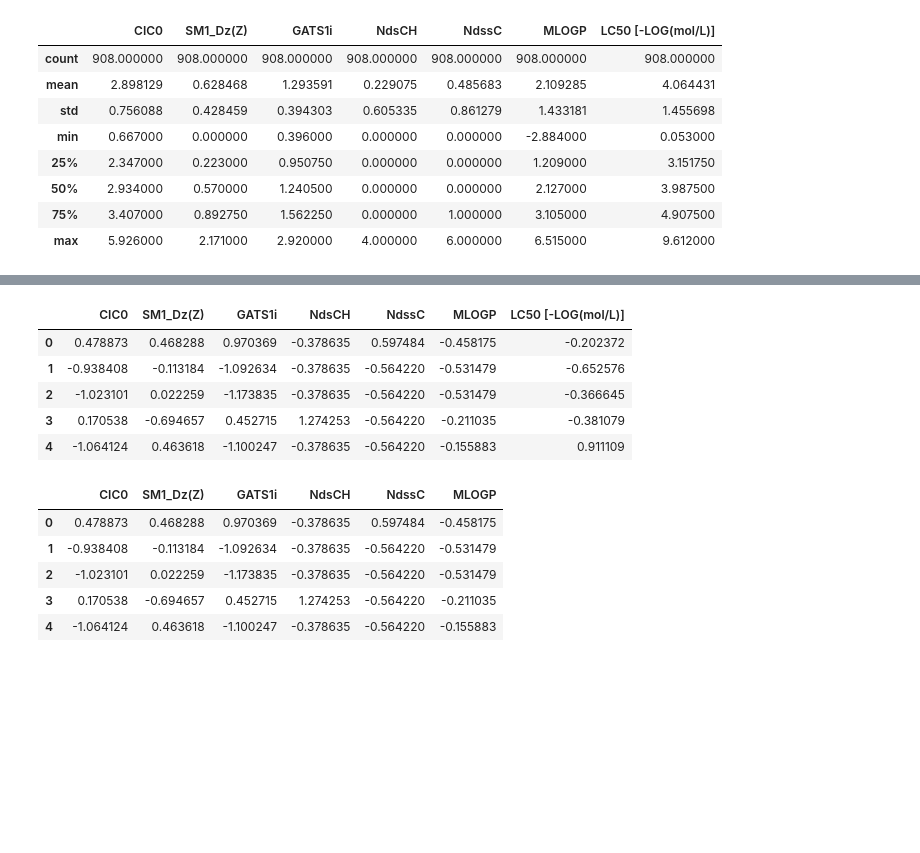
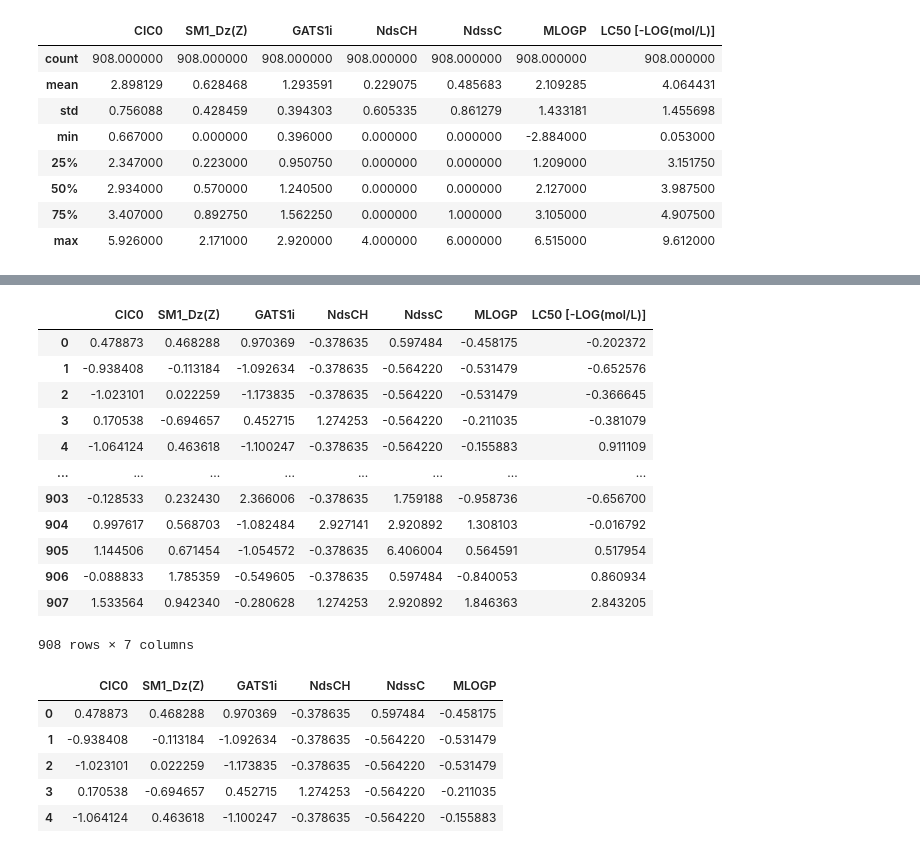
Before and after one commit to OmkarBhosale06/LC50_ML, a Jupyter notebook: LC50.ipynb, the cells around one changed output, grey strips where cells are left out. Saved outputs shown, nothing was run; the diff lists cells and outputs as text; code cells hidden in the pictures; blank space fills up the shorter version.

```diff
--- a/LC50.ipynb
+++ b/LC50.ipynb
@@ -71,4 +76,5 @@ dtype: float64
 # %%
 from sklearn.preprocessing import StandardScaler
 scaler = StandardScaler()
-data = scaler.fit_transform(data)
+scaled_data=scaler.fit_transform(data)
+print(scaled_data)
@@ -76,0 +95,4 @@ df = pd.DataFrame(data)
+# %%
+
+df = pd.DataFrame(scaled_data)
+df.head()
@@ -77,14 +106,20 @@ df = pd.DataFrame(data)
 # %%
 df.columns = column_names
+df
+# %% [output]
+|  | CIC0 | SM1_Dz(Z) | GATS1i | NdsCH | NdssC | MLOGP | LC50 [-LOG(mol/L)] |
+| 0 | 0.478873 | 0.468288 | 0.970369 | -0.378635 | 0.597484 | -0.458175 | -0.202372 |
+| 1 | -0.938408 | -0.113184 | -1.092634 | -0.378635 | -0.564220 | -0.531479 | -0.652576 |
+| 2 | -1.023101 | 0.022259 | -1.173835 | -0.378635 | -0.564220 | -0.531479 | -0.366645 |
+| 3 | 0.170538 | -0.694657 | 0.452715 | 1.274253 | -0.564220 | -0.211035 | -0.381079 |
+| 4 | -1.064124 | 0.463618 | -1.100247 | -0.378635 | -0.564220 | -0.155883 | 0.911109 |
+| ... | ... | ... | ... | ... | ... | ... | ... |
+| 903 | -0.128533 | 0.232430 | 2.366006 | -0.378635 | 1.759188 | -0.958736 | -0.656700 |
+| 904 | 0.997617 | 0.568703 | -1.082484 | 2.927141 | 2.920892 | 1.308103 | -0.016792 |
+| 905 | 1.144506 | 0.671454 | -1.054572 | -0.378635 | 6.406004 | 0.564591 | 0.517954 |
+| 906 | -0.088833 | 1.785359 | -0.549605 | -0.378635 | 0.597484 | -0.840053 | 0.860934 |
+| 907 | 1.533564 | 0.942340 | -0.280628 | 1.274253 | 2.920892 | 1.846363 | 2.843205 |
+908 rows × 7 columns
-# %%
-df.head()
-# %% [output]
-|  | CIC0 | SM1_Dz(Z) | GATS1i | NdsCH | NdssC | MLOGP | LC50 [-LOG(mol/L)] |
-| 0 | 0.478873 | 0.468288 | 0.970369 | -0.378635 | 0.597484 | -0.458175 | -0.202372 |
-| 1 | -0.938408 | -0.113184 | -1.092634 | -0.378635 | -0.564220 | -0.531479 | -0.652576 |
-| 2 | -1.023101 | 0.022259 | -1.173835 | -0.378635 | -0.564220 | -0.531479 | -0.366645 |
-| 3 | 0.170538 | -0.694657 | 0.452715 | 1.274253 | -0.564220 | -0.211035 | -0.381079 |
-| 4 | -1.064124 | 0.463618 | -1.100247 | -0.378635 | -0.564220 | -0.155883 | 0.911109 |
 # %%
 X = df.drop(['LC50 [-LOG(mol/L)]'], axis=1)
 # %%
```
Also changed, not shown: parts of 21 cells of this notebook.
